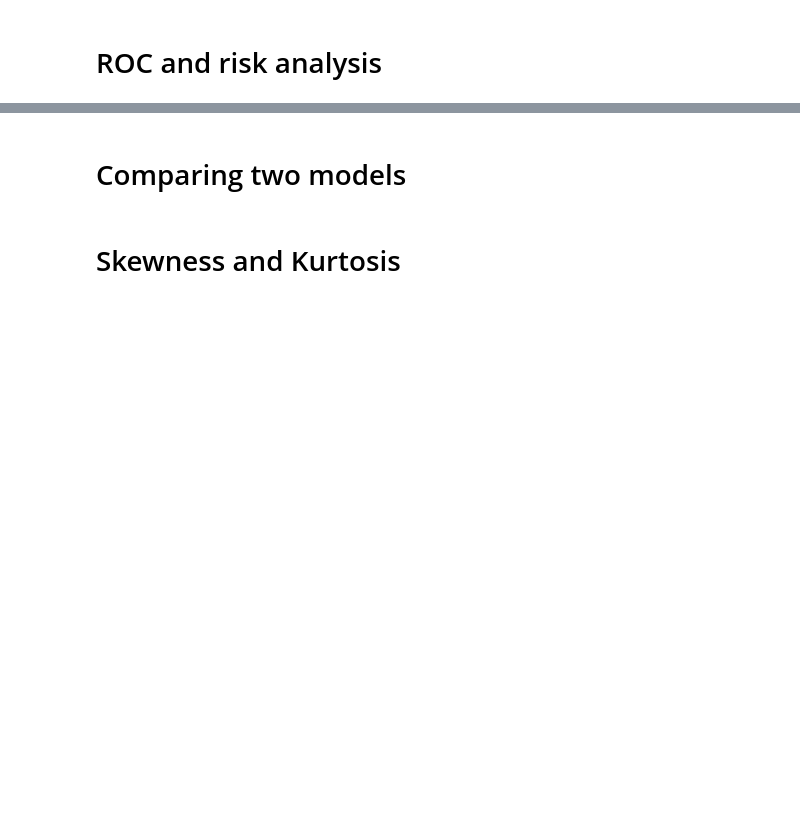
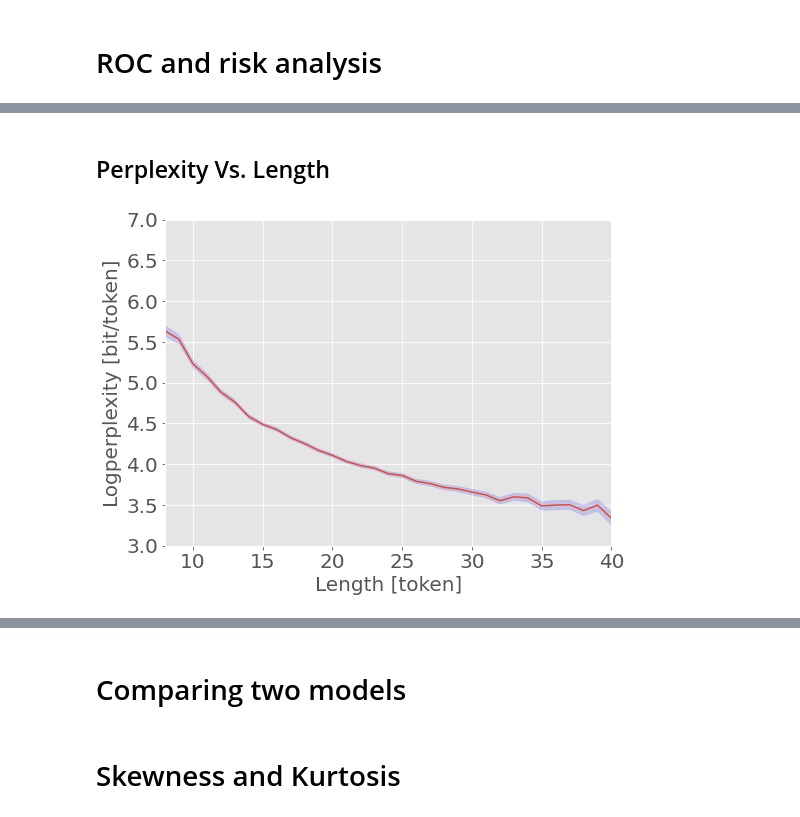
Before and after one commit to alonkipnis/detectLM, a Jupyter notebook: illustrate_hist_and_ROC.ipynb, the cells around one changed output, grey strips where cells are left out. Drawn from its saved outputs; the diff is of its cells as text; code cells hidden in the pictures; blank space fills up the shorter version.

```diff
--- a/illustrate_hist_and_ROC.ipynb
+++ b/illustrate_hist_and_ROC.ipynb
@@ -253,0 +179,43 @@ plt.show()
+# %% [markdown]
+## Perplexity Vs. Length
+# %%
+def plot_perp_vs_len(data, min_len=5, max_len=160):
+    df_grouped = (
+        data[['length', 'response']][(data['length'] >= min_len)
+                                    & (data['length'] <= max_len)
+                                    ].groupby(['length']).agg(['mean', 'std', 'count'])
+    )
+    df_grouped = df_grouped.droplevel(axis=1, level=0).reset_index()
+    # Calculate a confidence interval as well.
+    df_grouped['ci'] = 1.96 * df_grouped['std'] / np.sqrt(df_grouped['count'])
+    df_grouped['ci_lower'] = df_grouped['mean'] - df_grouped['ci']
+    df_grouped['ci_upper'] = df_grouped['mean'] + df_grouped['ci']
+    df_grouped.head()
+
+    fig, ax = plt.subplots()
+    x = df_grouped['length']
+    ax.plot(x, df_grouped['mean'])
+    ax.fill_between(
+        x, df_grouped['ci_lower'], df_grouped['ci_upper'], color='b', alpha=.15)
+    ax.set_ylim(ymin=0)
+    #ax.set_title('log perplexity vs. length')
+    ax.set_xlabel("Length [token]", fontsize=20)
+    ax.set_ylabel("Logperplexity [bit/token]", fontsize=20)
+    ax.set_ylim((2, 4))
+    plt.rcParams["figure.figsize"] = (8, 6)
+# %%
+IGNORE_FIRST_SENTENCE = True
+if context == 'previous_sentence' or IGNORE_FIRST_SENTENCE:
+    data_disp = datar[datar.num>1]
+
+plot_perp_vs_len(data_disp[data_disp.author == machine_author], min_len=5, max_len=50)
+#plt.title("LogPerp vs. sentence length")
+plt.ylim([3,7])
+plt.xlim([8,40])
+plt.yticks(fontsize=20)
+plt.xticks(fontsize=20)
+
+plt.savefig(f"Figs/logperp_vs_len_{name}.png")
+plt.show()
+# %% [output]
+[figure, added]
```
Also changed, not shown: parts of 20 cells of this notebook, 24 other files.
